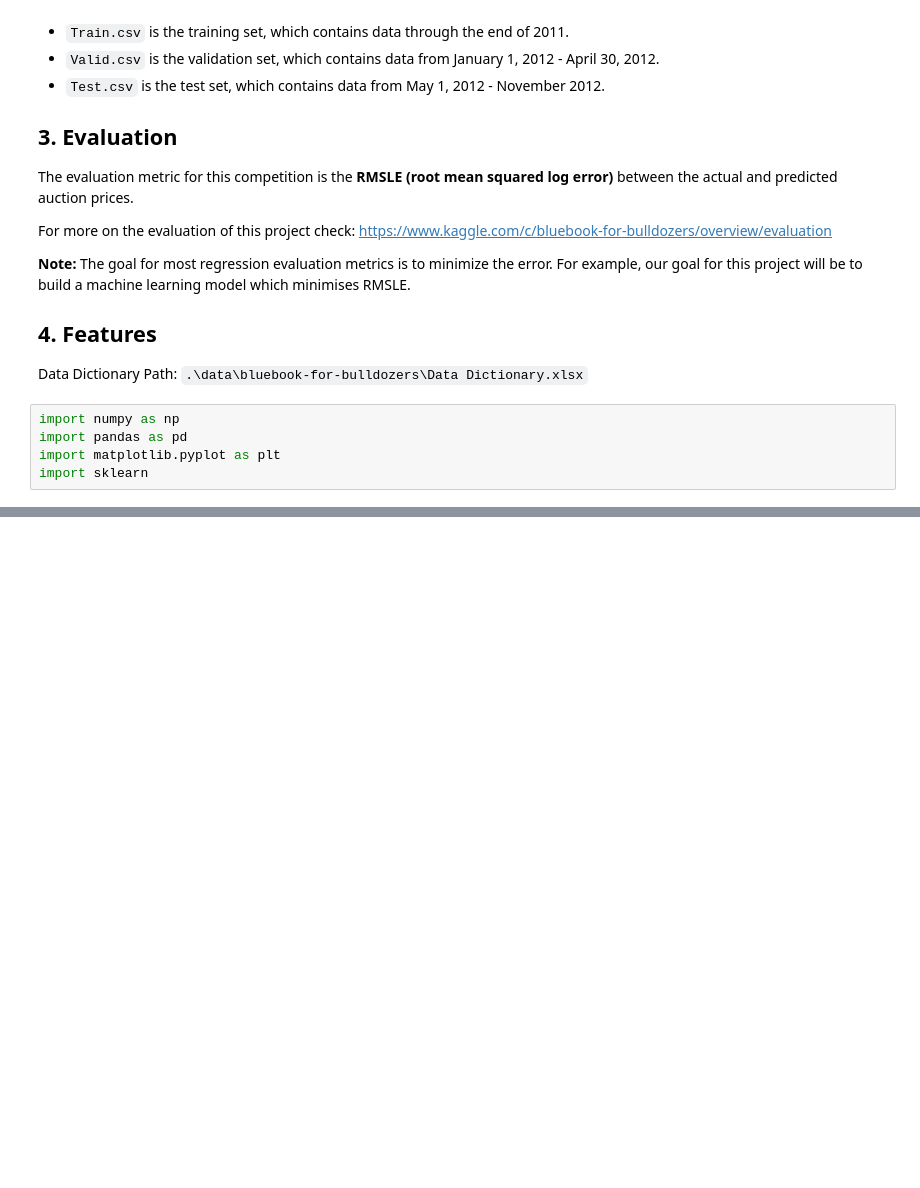
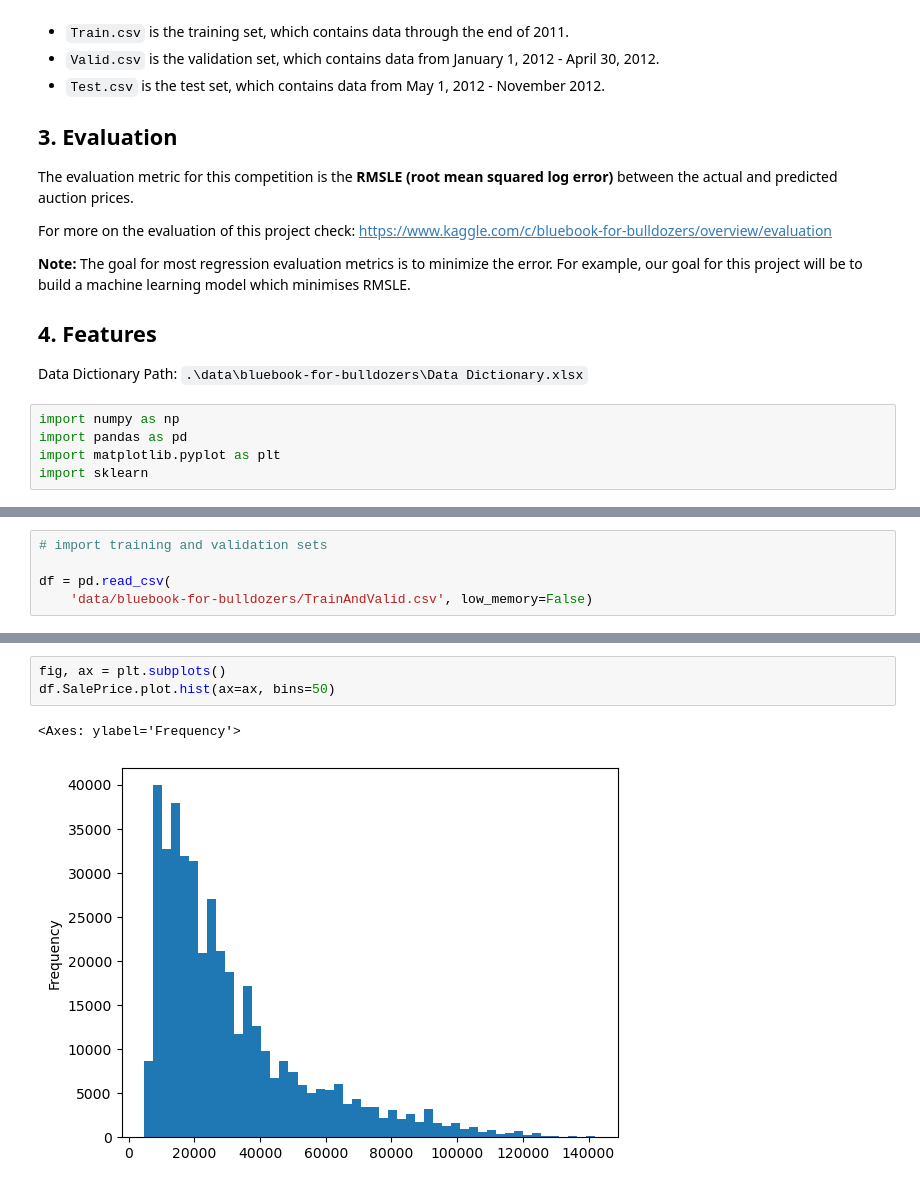
Before and after one commit to mrcruz117/time-series-price-prediction, a Jupyter notebook: ts_price_prediction.ipynb, the cells around one changed output, grey strips where cells are left out. Saved outputs shown, nothing was run; the diff lists cells and outputs as text; blank space fills up the shorter version.

Commit message:
parsed and copied data

```diff
--- a/ts_price_prediction.ipynb
+++ b/ts_price_prediction.ipynb
@@ -37,0 +34,5 @@ Hello World!
+# %%
+# import training and validation sets
+
+df = pd.read_csv(
+    'data/bluebook-for-bulldozers/TrainAndValid.csv', low_memory=False)
@@ -37,0 +81,6 @@ Hello World!
+# %%
+fig, ax = plt.subplots()
+df.SalePrice.plot.hist(ax=ax, bins=50)
+# %% [output]
+<Axes: ylabel='Frequency'>
+[figure, added]
```
Also changed, not shown: parts of 11 cells of this notebook.
